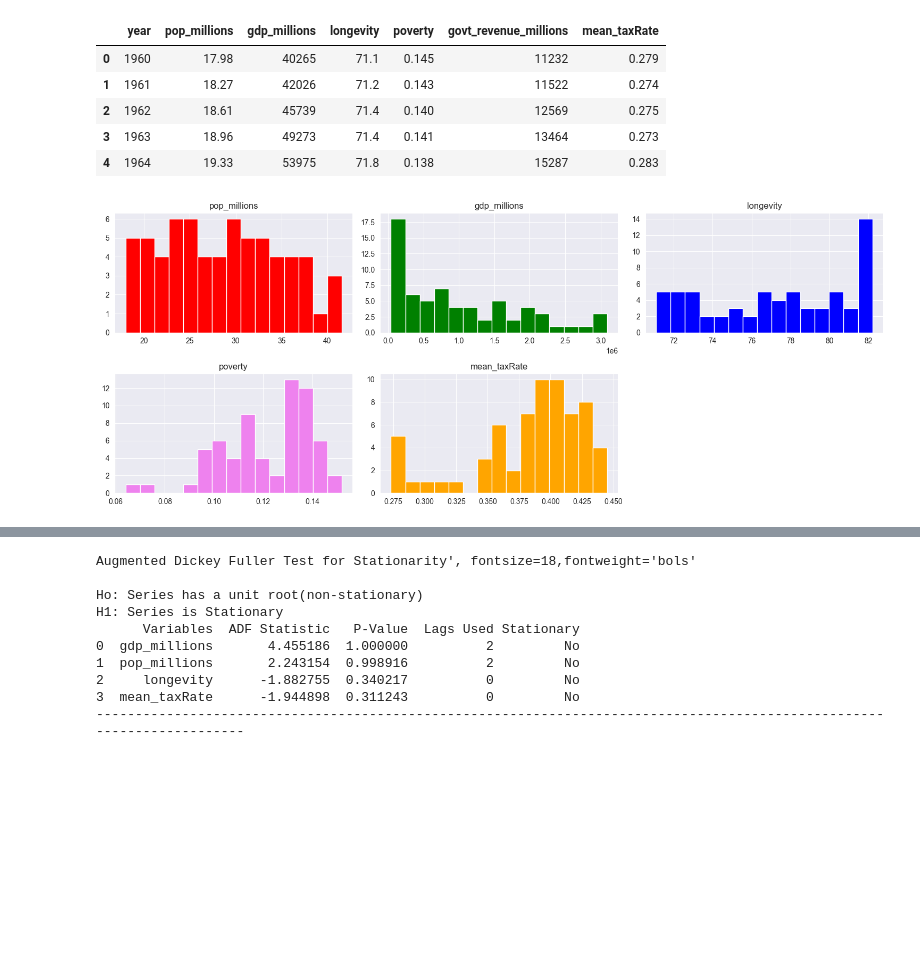
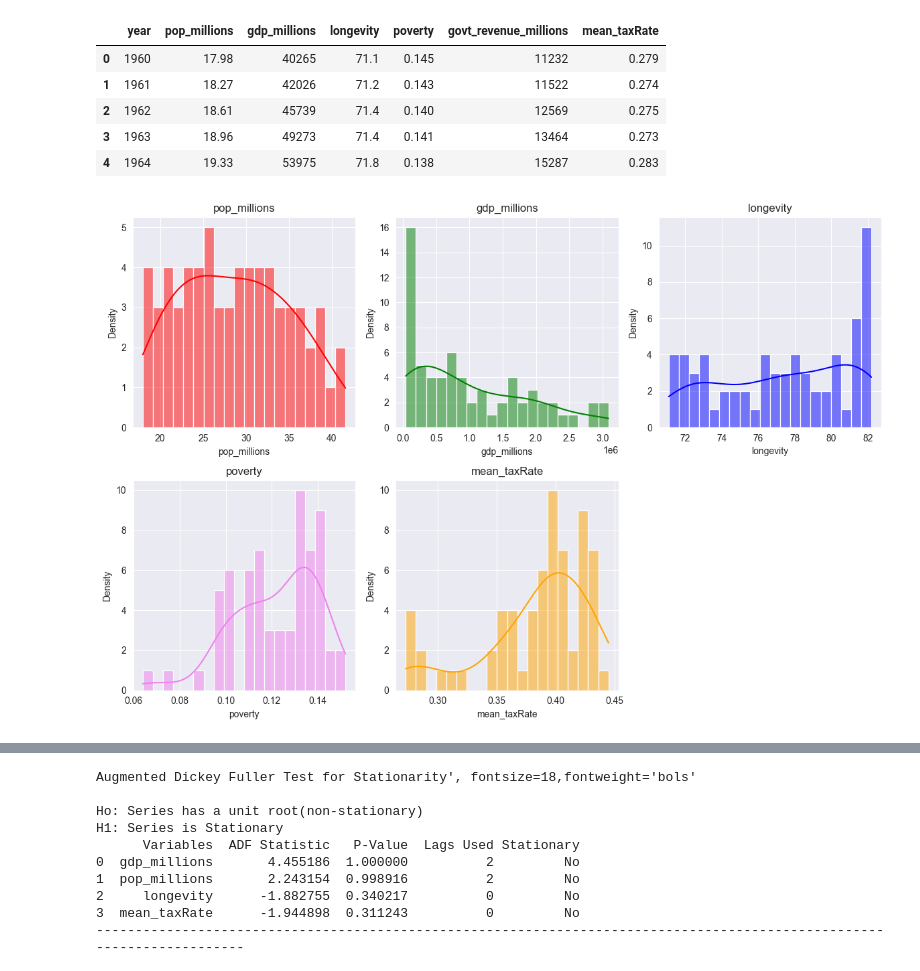
Before and after one commit to webdev408/-Augmented-Dickey-Fuller-stationarity-test-for-Canadian-Macro-data., a Jupyter notebook: action.ipynb, the cells around one changed output, grey strips where cells are left out. Drawn from its saved outputs; the diff is of its cells as text; code cells hidden in the pictures; blank space fills up the shorter version.

Commit message:
added kde in histograms using sns

```diff
--- a/action.ipynb
+++ b/action.ipynb
@@ -28,15 +28,19 @@ reindexed_df.head()
 # %%
 numeric_cols = reindexed_df[['pop_millions','gdp_millions','longevity','poverty','mean_taxRate']]
 colors = ['red','green','blue','violet','orange']
-axes_grid = numeric_cols.hist(figsize=(15,6),layout=(2,3),sharex=False, bins=15,legend=False)
-for i, histogram_ax in enumerate(axes_grid.flat):
-  if i < len(colors) and len(histogram_ax.patches)>0:
-    for bar in histogram_ax.patches:
-      bar.set_facecolor(colors[i])
+fig, axes = plt.subplots(nrows=2,ncols=3,figsize=(12,8), sharex=False)
+axes = axes.flatten()
+for i, col in enumerate(numeric_cols.columns):
+    if i < len(numeric_cols.columns):
+        sns.histplot(data=numeric_cols, x=col,kde=True,bins=20,ax=axes[i],color=colors[i%len(colors)])
+        axes[i].set_title(col)
+        axes[i].set_ylabel('Density')
+for j in range(len(numeric_cols.columns), len(axes)):
+    fig.delaxes(axes[j])
 plt.tight_layout()
 plt.show()
 # %% [output]
-[figure, old version]
+[figure, new version]
 # %%
 import statsmodels.formula.api as smf
 formula = 'gdp_millions~pop_millions+longevity+mean_taxRate'
```
Also changed, not shown: parts of 2 cells of this notebook.
